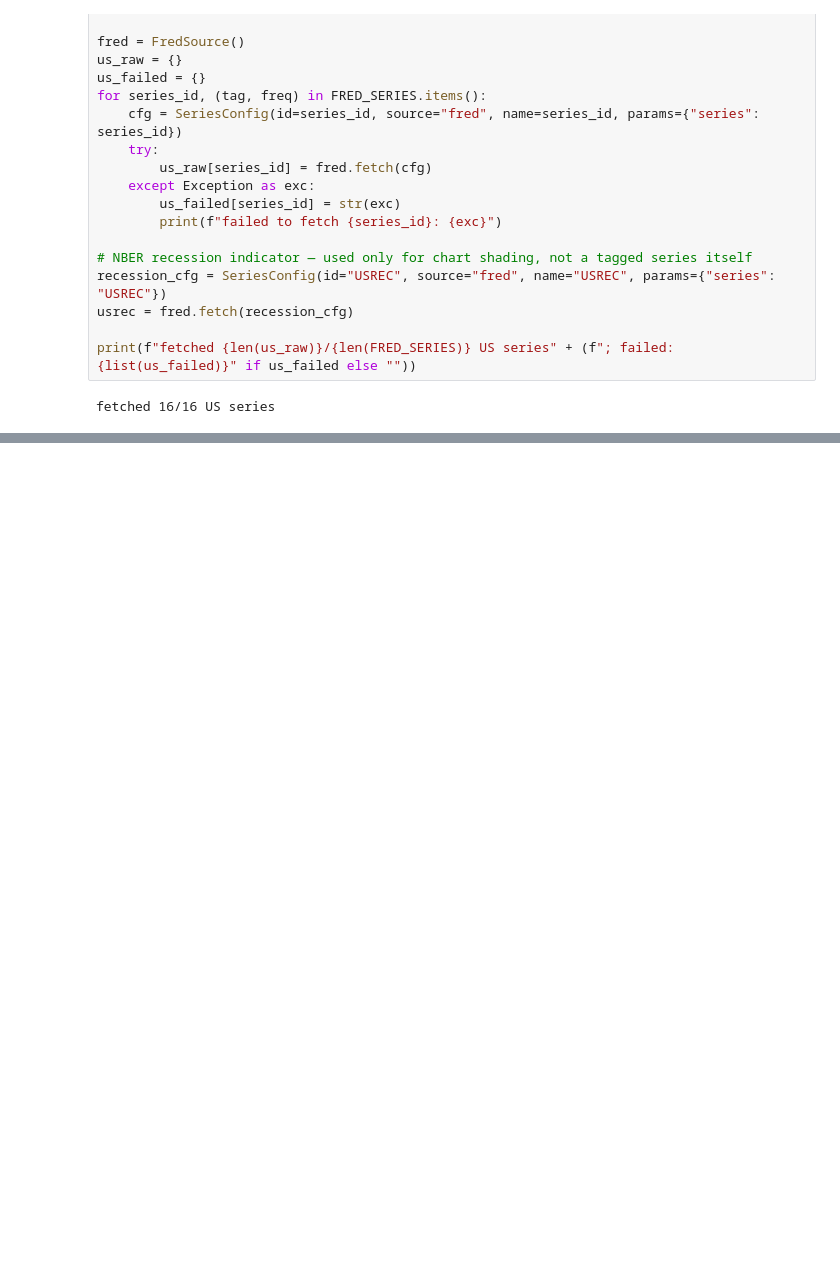
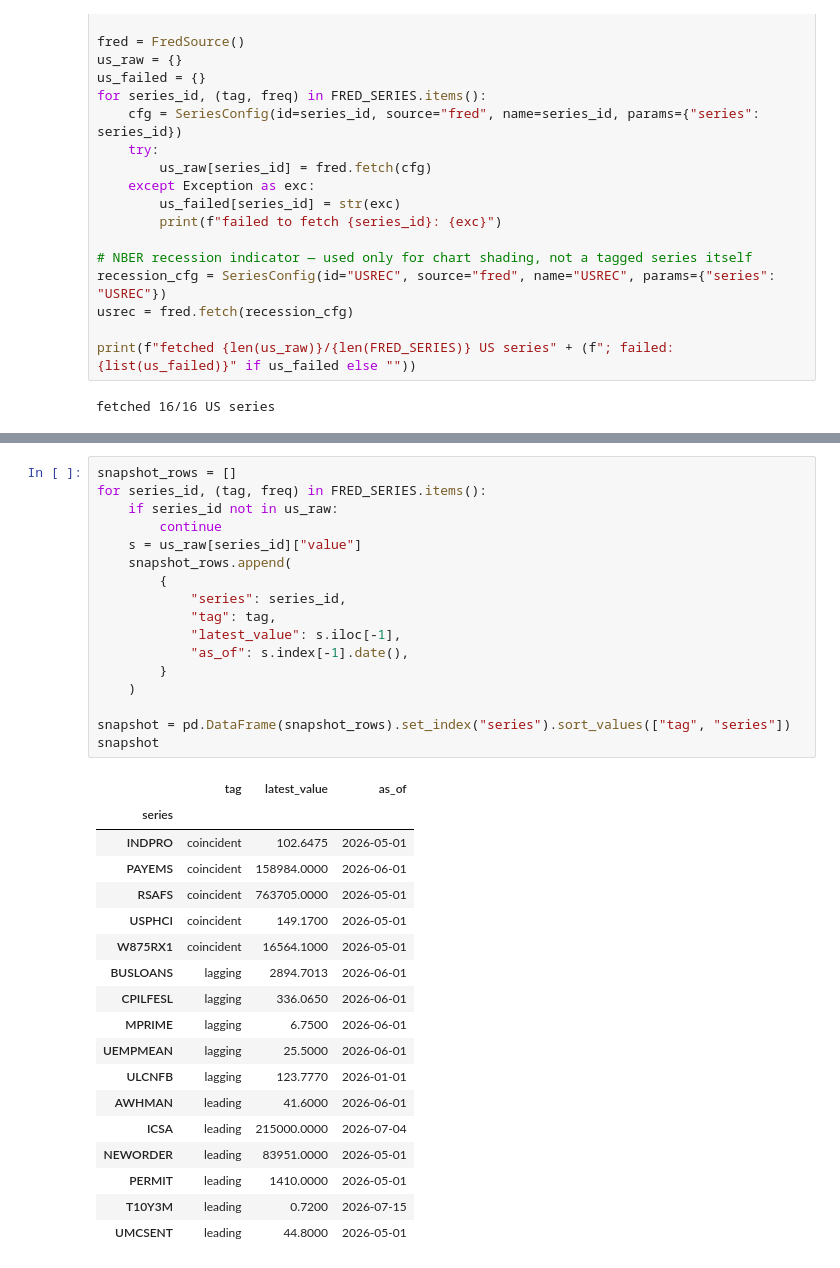
Before and after one commit to thatbeer/macro_data, a Jupyter notebook: notebooks/leading_coincident_lagging_indicators.ipynb, the cells around one changed output, grey strips where cells are left out. Cells and saved outputs as stored; diff of their text form; blank space fills up the shorter version.

```diff
--- a/notebooks/leading_coincident_lagging_indicators.ipynb
+++ b/notebooks/leading_coincident_lagging_indicators.ipynb
@@ -82,0 +170,36 @@ fetched 16/16 US series
+# %%
+snapshot_rows = []
+for series_id, (tag, freq) in FRED_SERIES.items():
+    if series_id not in us_raw:
+        continue
+    s = us_raw[series_id]["value"]
+    snapshot_rows.append(
+        {
+            "series": series_id,
+            "tag": tag,
+            "latest_value": s.iloc[-1],
+            "as_of": s.index[-1].date(),
+        }
+    )
+
+snapshot = pd.DataFrame(snapshot_rows).set_index("series").sort_values(["tag", "series"])
+snapshot
+# %% [output]
+|  | tag | latest_value | as_of |
+| series |  |  |  |
+| INDPRO | coincident | 102.6475 | 2026-05-01 |
+| PAYEMS | coincident | 158984.0000 | 2026-06-01 |
+| RSAFS | coincident | 763705.0000 | 2026-05-01 |
+| USPHCI | coincident | 149.1700 | 2026-05-01 |
+| W875RX1 | coincident | 16564.1000 | 2026-05-01 |
+| BUSLOANS | lagging | 2894.7013 | 2026-06-01 |
+| CPILFESL | lagging | 336.0650 | 2026-06-01 |
+| MPRIME | lagging | 6.7500 | 2026-06-01 |
+| UEMPMEAN | lagging | 25.5000 | 2026-06-01 |
+| ULCNFB | lagging | 123.7770 | 2026-01-01 |
+| AWHMAN | leading | 41.6000 | 2026-06-01 |
+| ICSA | leading | 215000.0000 | 2026-07-04 |
+| NEWORDER | leading | 83951.0000 | 2026-05-01 |
+| PERMIT | leading | 1410.0000 | 2026-05-01 |
+| T10Y3M | leading | 0.7200 | 2026-07-15 |
+| UMCSENT | leading | 44.8000 | 2026-05-01 |
```
Also changed, not shown: parts of 2 cells of this notebook.
